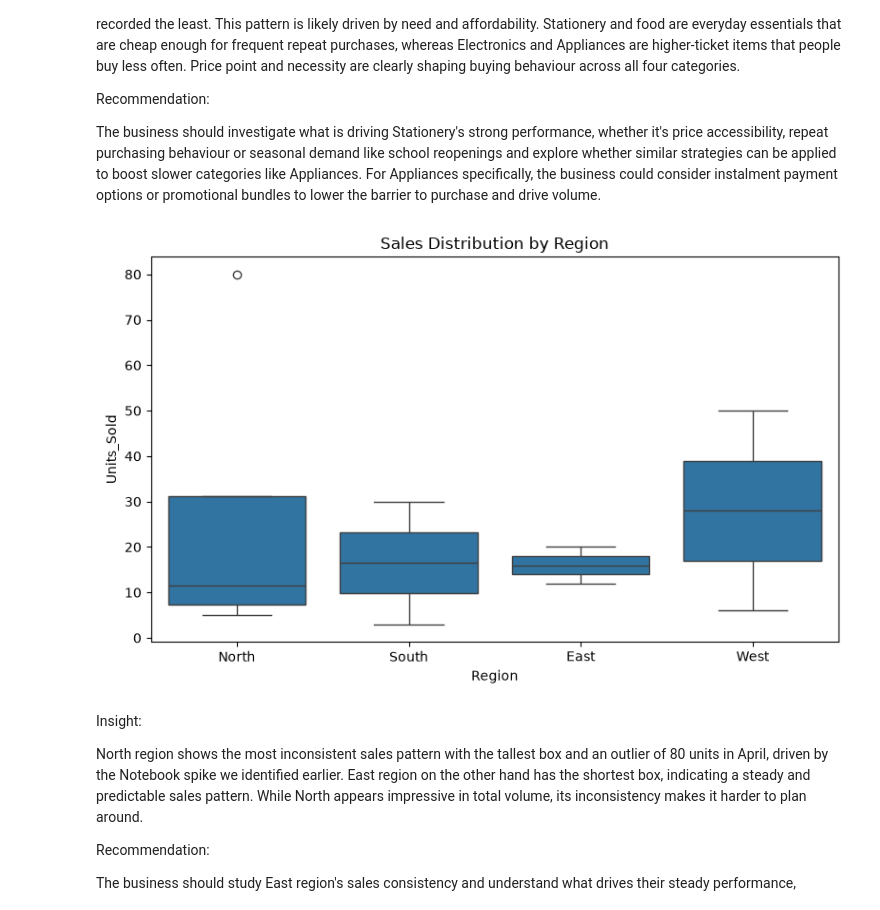
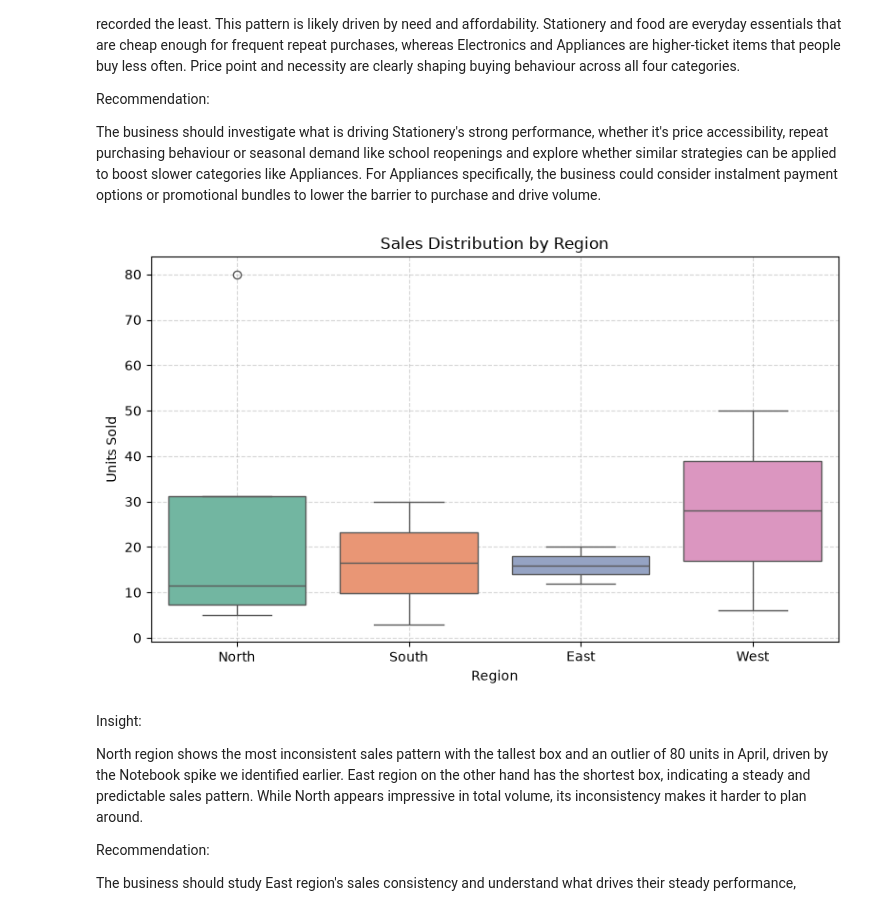
Before and after one commit to Nancy-tech12/Solavisetech-women-in-data-cohort2, a Jupyter notebook: data_visualization.ipynb, the cells around one changed output. Cells and saved outputs as stored; diff of their text form; code cells hidden in the pictures.

Commit message:
Update Charts

```diff
--- a/data_visualization.ipynb
+++ b/data_visualization.ipynb
@@ -97,14 +99,15 @@ Recommendation:
 The business should investigate what is driving Stationery's strong performance, whether it's price accessibility, repeat purchasing behaviour or seasonal demand like school reopenings and explore whether similar strategies can be applied to boost slower categories like Appliances. For Appliances specifically, the business could consider instalment payment options or promotional bundles to lower the barrier to purchase and drive volume.
 # %%
 plt.figure(figsize=(8, 5))
-sns.boxplot(data=df, x="Region", y="Units_Sold")
+sns.boxplot(data=df, x="Region", y="Units_Sold", hue="Region", palette="Set2", legend=False)
 plt.title("Sales Distribution by Region")
 plt.xlabel("Region")
-plt.ylabel("Units_Sold")
+plt.ylabel("Units Sold")
+plt.grid(True, linestyle='--', alpha=0.5)
 plt.tight_layout()
 plt.show()
 # %% [output]
-[figure, old version]
+[figure, new version]
 # %% [markdown]
 Insight:
 
```
Also changed, not shown: parts of 3 cells of this notebook.
